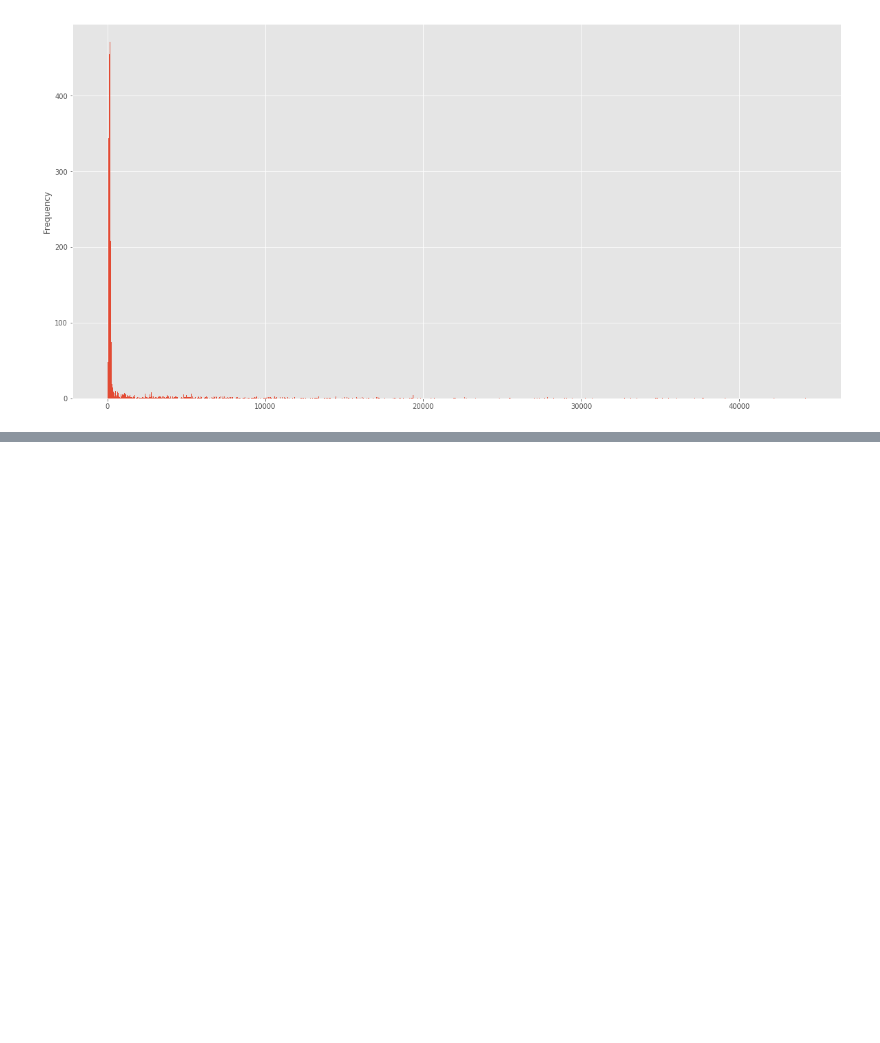
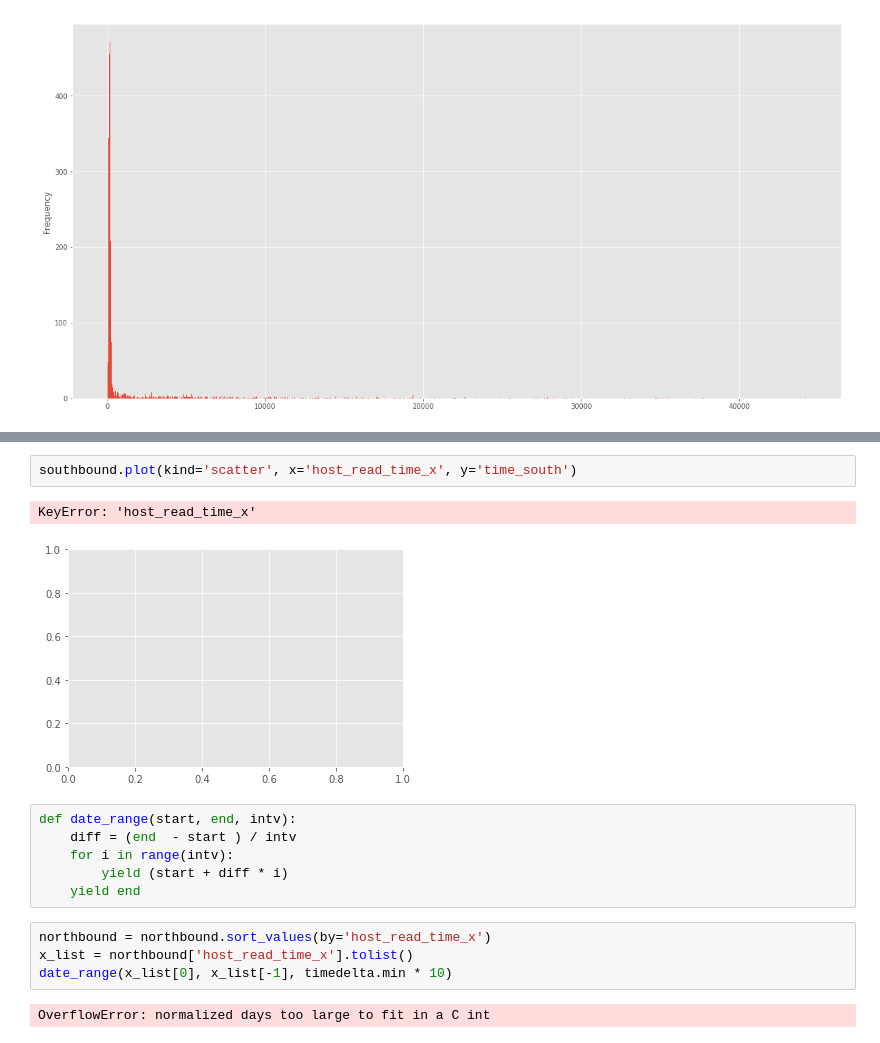
Before and after one commit to codestar12/hackathon-hooli, a Jupyter notebook: Traffic Analytics.ipynb, the cells around one changed output, grey strips where cells are left out. Cells and saved outputs as stored; diff of their text form; blank space fills up the shorter version.

```diff
--- a/Traffic Analytics.ipynb
+++ b/Traffic Analytics.ipynb
@@ -99,0 +123,17 @@ See the caveats in the documentation: http://pandas.pydata.org/pandas-docs/stabl
+# %%
+southbound.plot(kind='scatter', x='host_read_time_x', y='time_south')
+# %% [output]
+KeyError: 'host_read_time_x'
+[figure, added]
+# %%
+def date_range(start, end, intv):
+    diff = (end  - start ) / intv
+    for i in range(intv):
+        yield (start + diff * i)
+    yield end
+# %%
+northbound = northbound.sort_values(by='host_read_time_x')
+x_list = northbound['host_read_time_x'].tolist()
+date_range(x_list[0], x_list[-1], timedelta.min * 10)
+# %% [output]
+OverflowError: normalized days too large to fit in a C int
```
Also changed, not shown: parts of 10 cells of this notebook.
